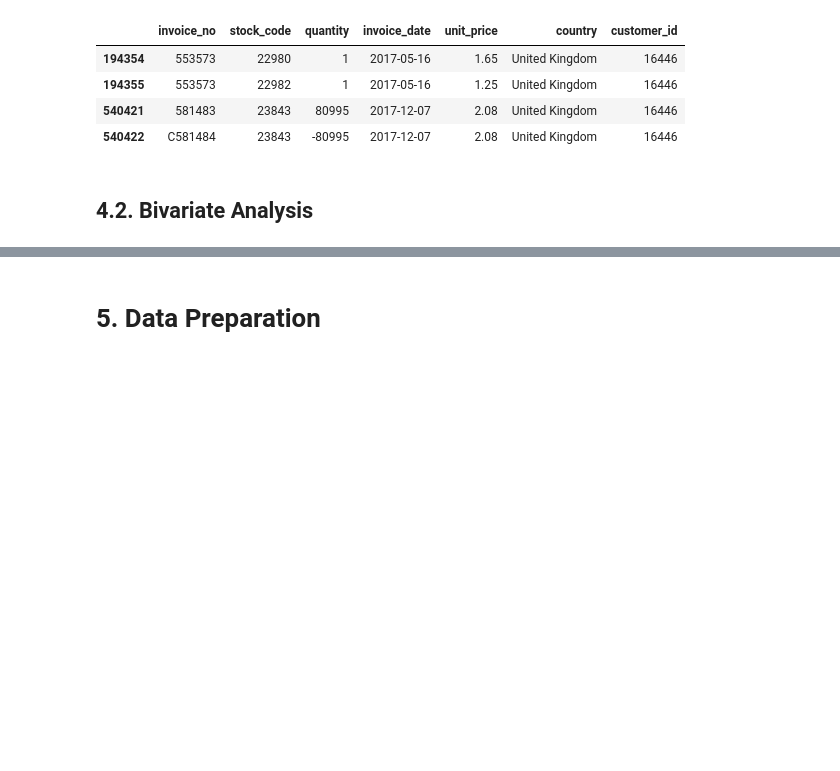
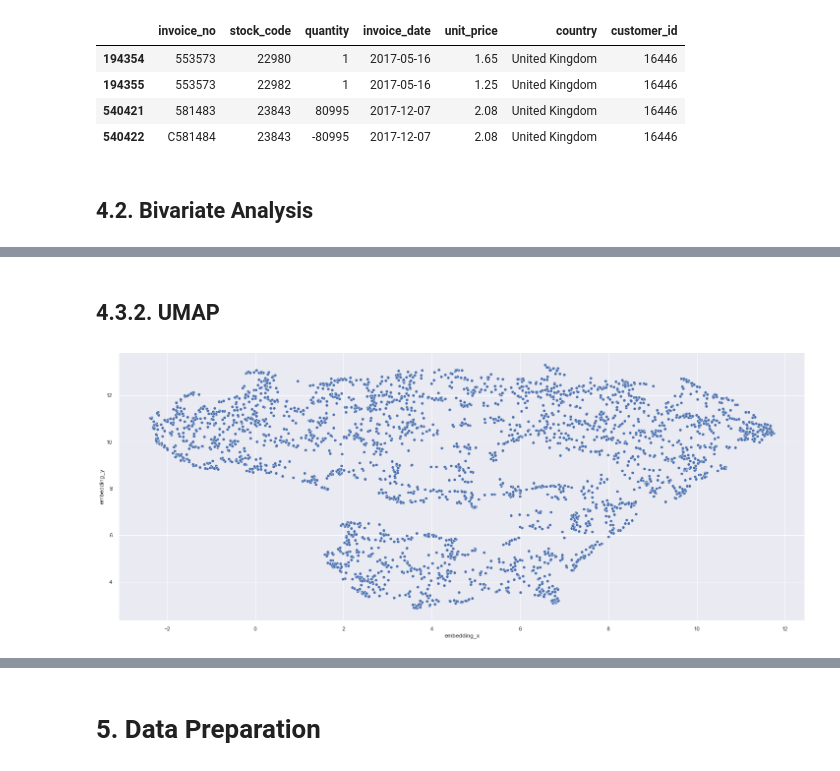
Before and after one commit to Lucas-Okamura/Insiders-Clustering, a Jupyter notebook: Insiders-Clustering.ipynb, the cells around one changed output, grey strips where cells are left out. Saved outputs shown, nothing was run; the diff lists cells and outputs as text; code cells hidden in the pictures; blank space fills up the shorter version.

Commit message:
Started embeddings study

```diff
--- a/Insiders-Clustering.ipynb
+++ b/Insiders-Clustering.ipynb
@@ -788,0 +836,16 @@ sns.pairplot(df4.drop(columns = 'customer_id'));
+# %% [markdown]
+## 4.3.2. UMAP <a id='pca'></a>
+# %%
+reducer = UMAP(random_state = 42)
+embedding = reducer.fit_transform(X)
+
+# embedding
+df_pca['embedding_x_umap'] = embedding[:, 0]
+df_pca['embedding_y_umap'] = embedding[:, 1]
+
+# plot UMAP
+sns.scatterplot(x = 'embedding_x_umap',
+                y = 'embedding_y_umap',
+                data = df_pca);
+# %% [output]
+[figure, added]
```
Also changed, not shown: parts of 27 cells of this notebook.
